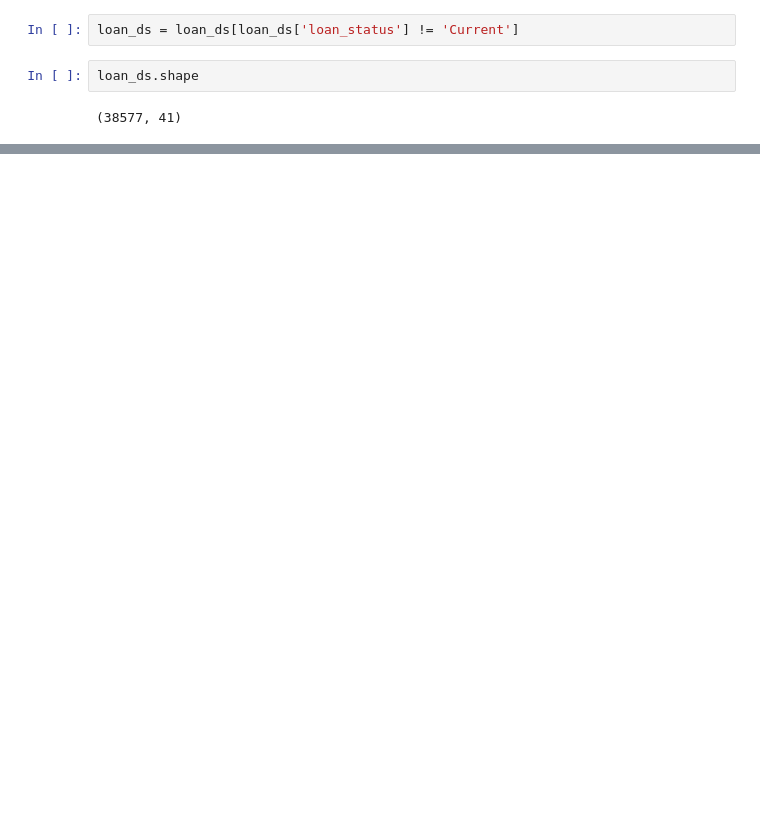
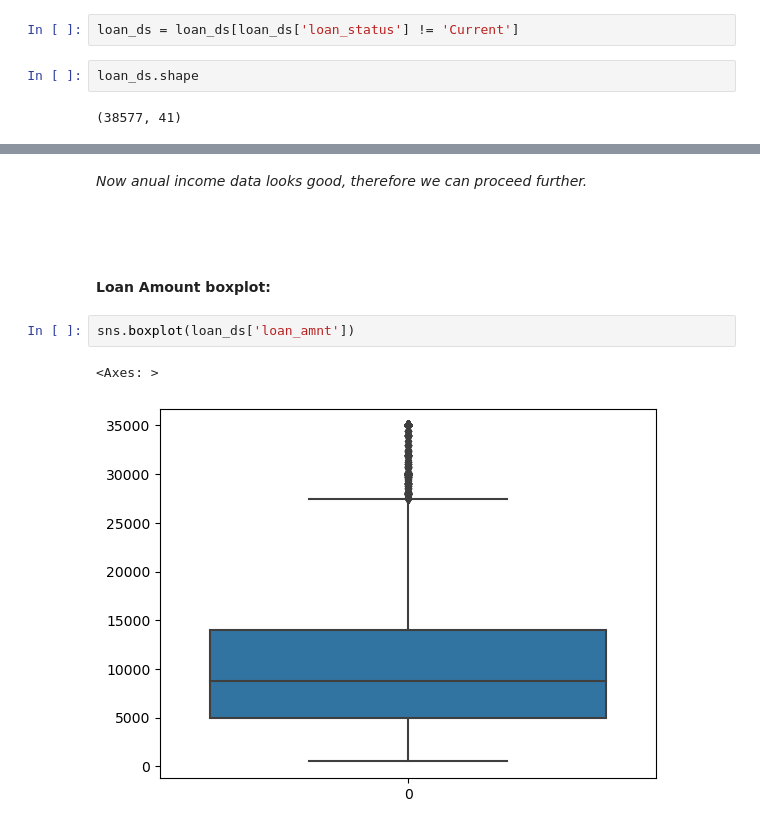
Before and after one commit to bitz-chauhan/lending_club_case_study, a Jupyter notebook: Untitled.ipynb, the cells around one changed output, grey strips where cells are left out. Saved outputs shown, nothing was run; the diff lists cells and outputs as text; blank space fills up the shorter version.

```diff
--- a/Untitled.ipynb
+++ b/Untitled.ipynb
@@ -214,0 +241,11 @@ loan_ds.shape
+# %% [markdown]
+<i>Now anual income data looks good, therefore we can proceed further.</i>
+# %% [markdown]
+<br>
+# %% [markdown]
+#### Loan Amount boxplot:
+# %%
+sns.boxplot(loan_ds['loan_amnt'])
+# %% [output]
+<Axes: >
+[figure, added]
```
Also changed, not shown: parts of 84 cells of this notebook.
